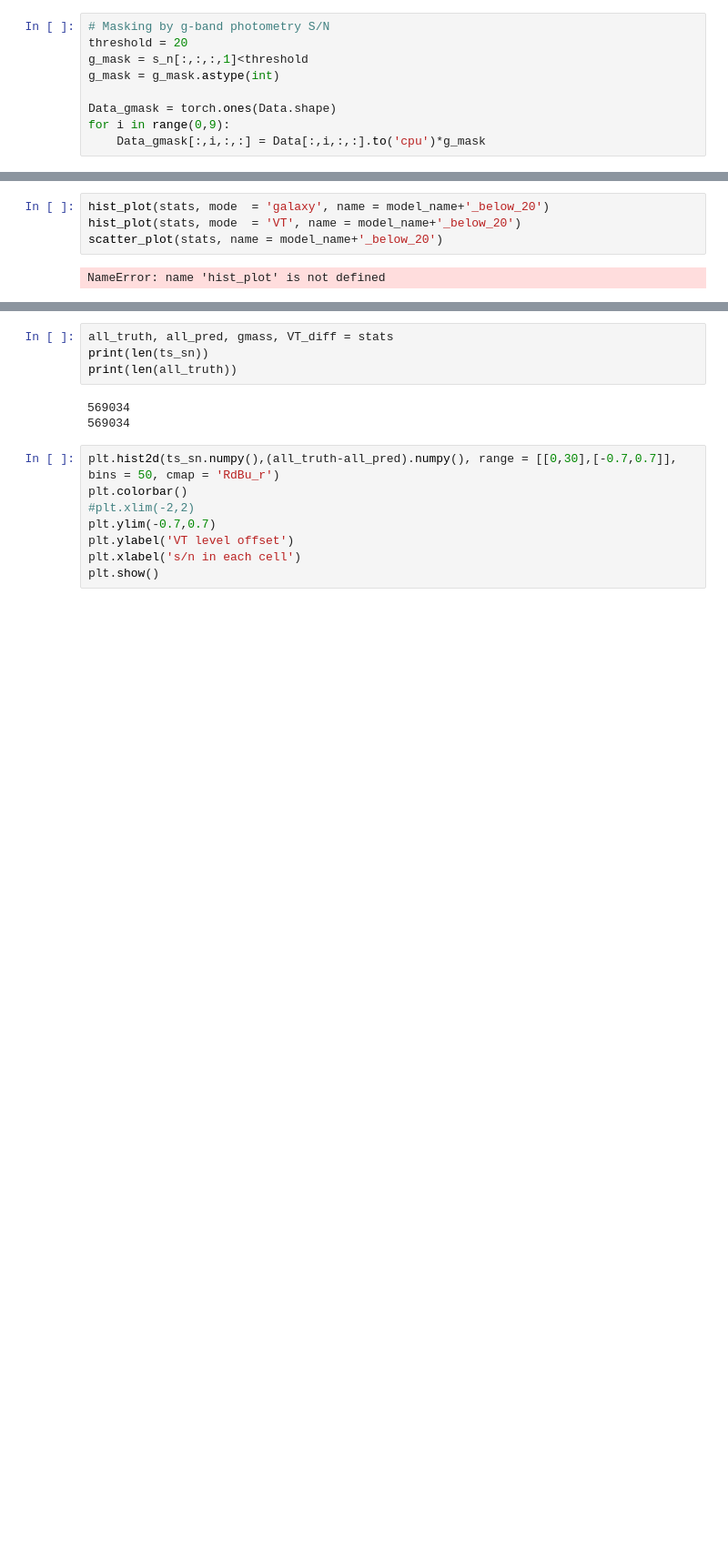
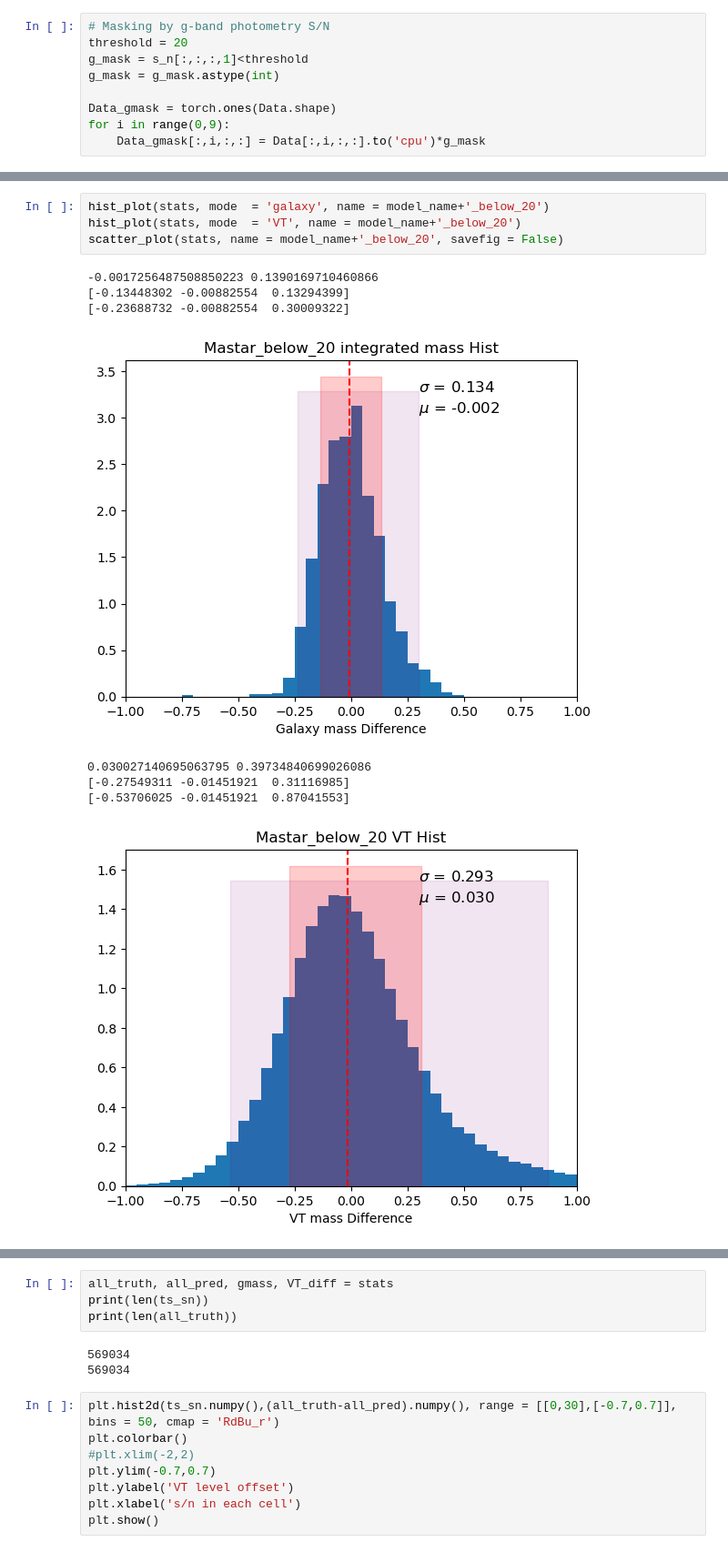
Before and after one commit to all2b9s/MaNGA_SDSS_mass, a Jupyter notebook: New_plot.ipynb, the cells around one changed output, grey strips where cells are left out. Shown at 91% size. Saved outputs shown, nothing was run; the diff lists cells and outputs as text; blank space fills up the shorter version.

```diff
--- a/New_plot.ipynb
+++ b/New_plot.ipynb
@@ -161,6 +210,13 @@ NameError: name 'test_set' is not defined
 # %%
 hist_plot(stats, mode  = 'galaxy', name = model_name+'_below_20')
 hist_plot(stats, mode  = 'VT', name = model_name+'_below_20')
-scatter_plot(stats, name = model_name+'_below_20')
+scatter_plot(stats, name = model_name+'_below_20', savefig = False)
 # %% [output]
-NameError: name 'hist_plot' is not defined
+-0.0017256487508850223 0.1390169710460866
+[-0.13448302 -0.00882554  0.13294399]
+[-0.23688732 -0.00882554  0.30009322]
+[figure, added]
+0.030027140695063795 0.39734840699026086
+[-0.27549311 -0.01451921  0.31116985]
+[-0.53706025 -0.01451921  0.87041553]
+[figure, added]
```
Also changed, not shown: parts of 9 cells of this notebook.
